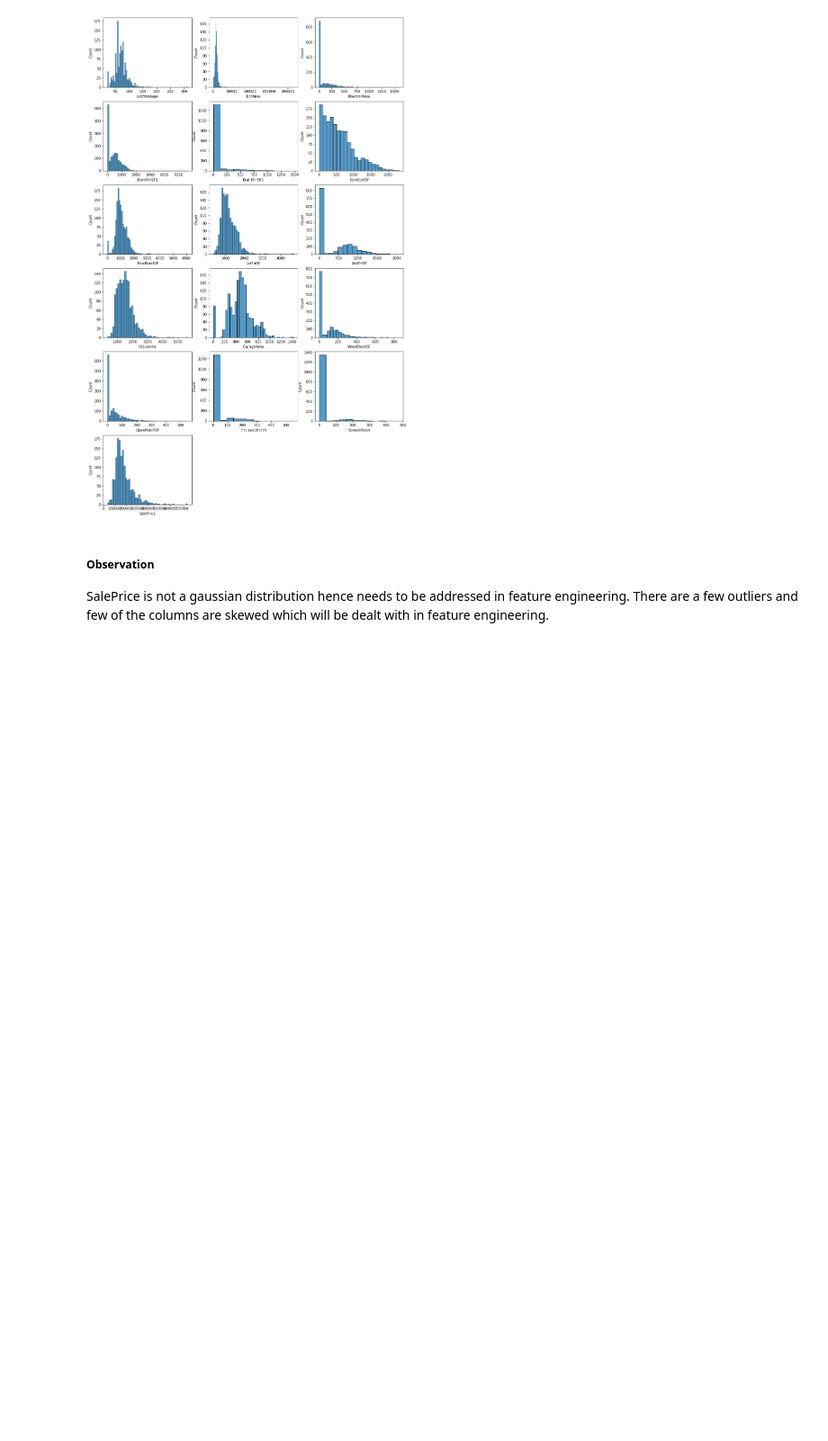
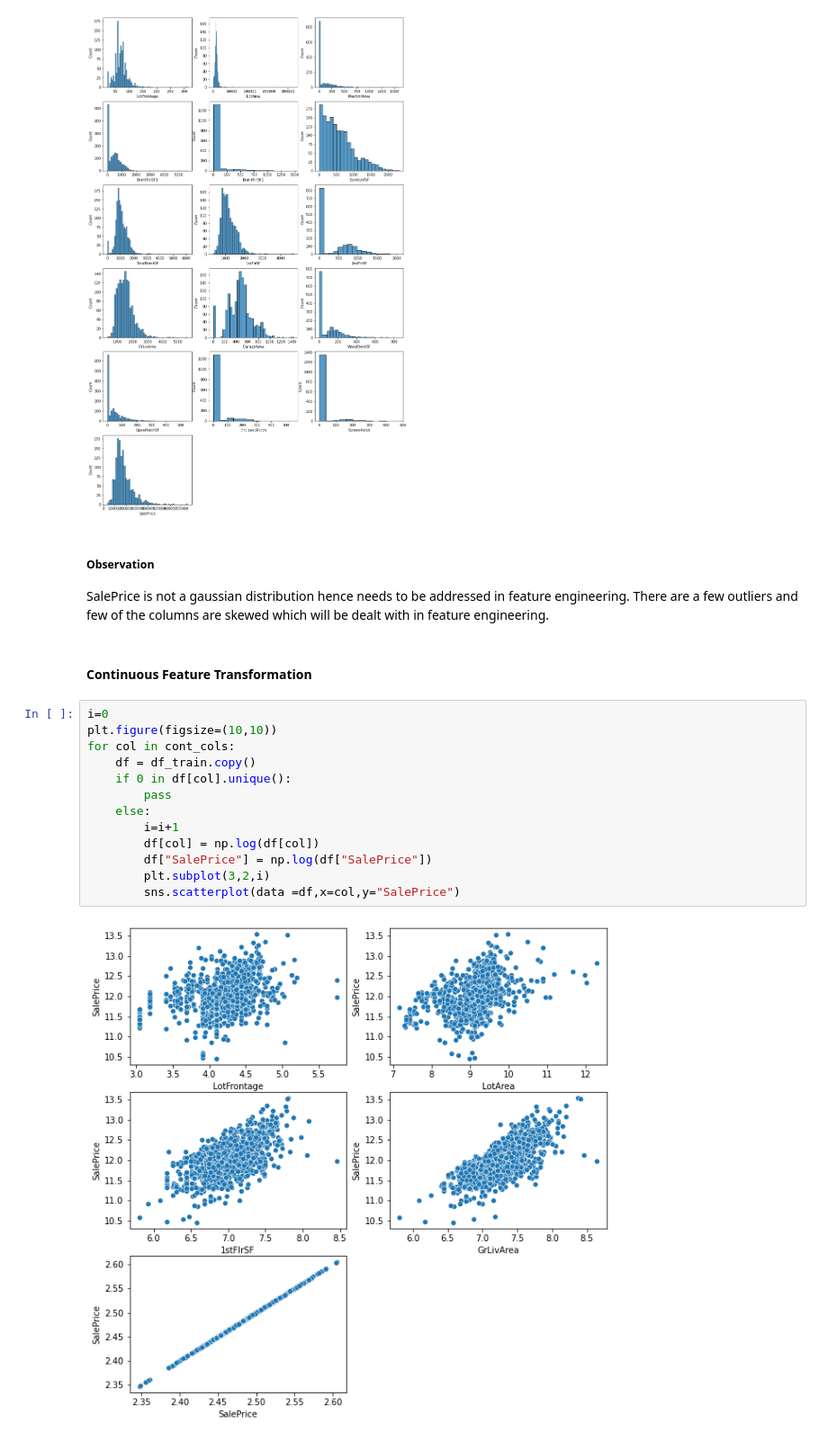
Before and after one commit to SmartNamDevoloper/Jupyter, a Jupyter notebook: exploratory-data-analysis-on-house-sale-prediction.ipynb, the cells around one changed output. Shown at 90% size. Cells and saved outputs as stored; diff of their text form; blank space fills up the shorter version.

```diff
--- a/exploratory-data-analysis-on-house-sale-prediction.ipynb
+++ b/exploratory-data-analysis-on-house-sale-prediction.ipynb
@@ -190,3 +190,20 @@ for i,col in enumerate(cont_cols):
 ##### Observation
 SalePrice is not a gaussian distribution hence needs to be addressed in feature engineering.
 There are a few outliers and few of the columns are skewed which will be dealt with in feature engineering.
+# %% [markdown]
+#### Continuous Feature Transformation
+# %%
+i=0
+plt.figure(figsize=(10,10))
+for col in cont_cols:
+    df = df_train.copy()
+    if 0 in df[col].unique():
+        pass
+    else:
+        i=i+1
+        df[col] = np.log(df[col])
+        df["SalePrice"] = np.log(df["SalePrice"])
+        plt.subplot(3,2,i)
+        sns.scatterplot(data =df,x=col,y="SalePrice")
+# %% [output]
+[figure, added]
```
Also changed, not shown: parts of 9 cells of this notebook.
